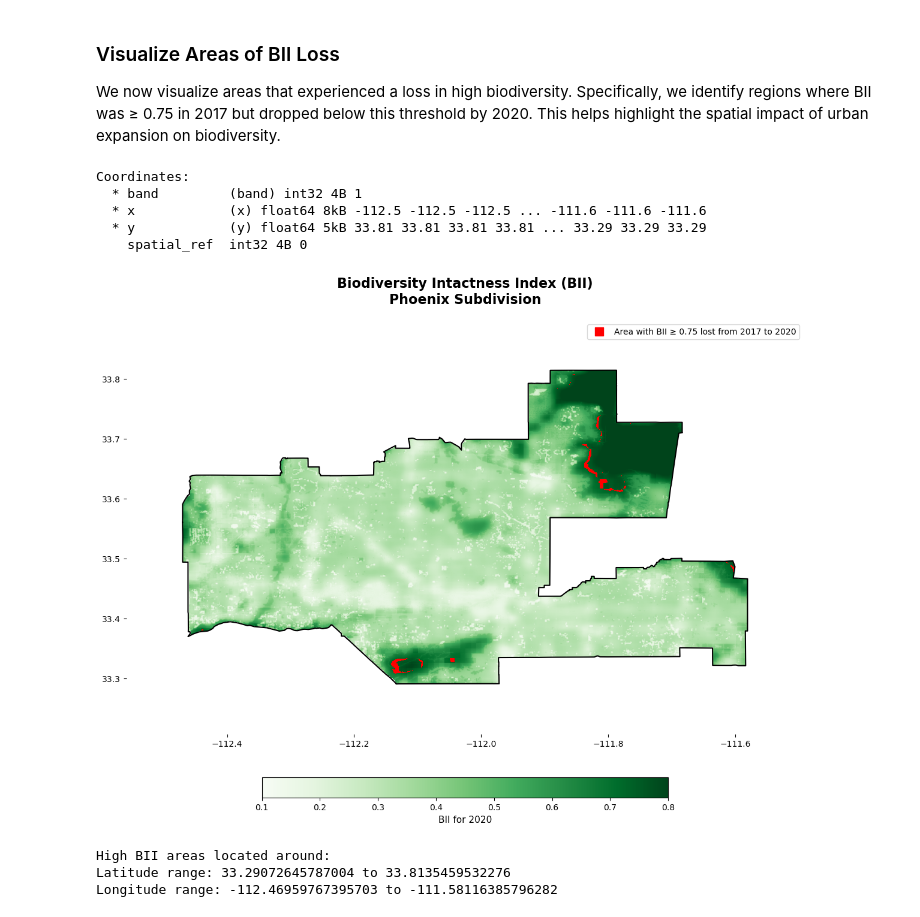
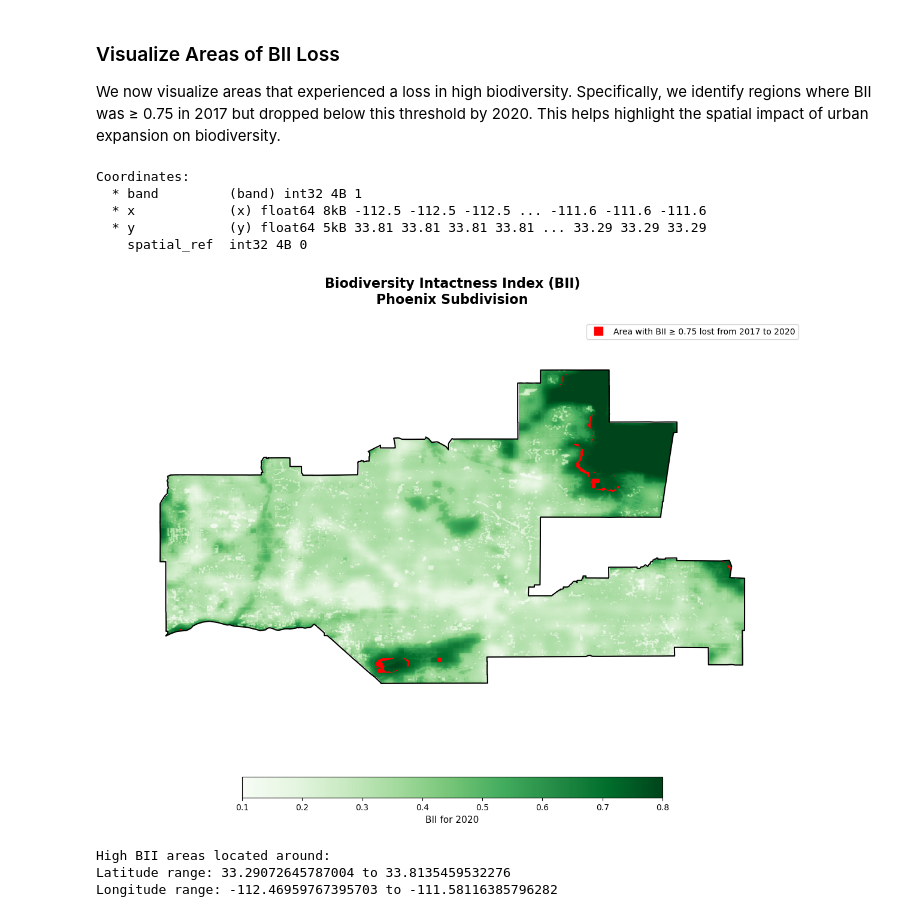
Before and after one commit to rellimylime/phoenix-biodiversity-urban-impact, a Jupyter notebook: bii_analysis.ipynb, the cells around one changed output. Drawn from its saved outputs; the diff is of its cells as text; code cells hidden in the pictures.

```diff
--- a/bii_analysis.ipynb
+++ b/bii_analysis.ipynb
@@ -323,38 +327,35 @@ for geom in phoenix_raster_crs.geometry:
 # Zoom out
 x_min, x_max = ax.get_xlim()
 y_min, y_max = ax.get_ylim()
 x_range = x_max - x_min
 y_range = y_max - y_min
 ax.set_xlim(x_min - 0.10 * x_range, x_max + 0.10 * x_range)
 ax.set_ylim(y_min - 0.10 * y_range, y_max + 0.10 * y_range)
 
 # Add colorbar at bottom
 cbar = plt.colorbar(im1, ax = ax, orientation = 'horizontal', pad = 0.08, shrink = 0.6)
 cbar.set_label('BII for 2020', fontsize = 11)
 
 # Title
 ax.set_title('Biodiversity Intactness Index (BII)\nPhoenix Subdivision',
              fontsize = 16, fontweight = 'bold', pad = 20)
 
 # Regular legend
 ax.plot([], [], 's', color = 'red', markersize = 10, label = 'Area with BII ≥ 0.75 lost from 2017 to 2020')
 ax.legend(loc = 'upper right', frameon = True)
 
 # Remove frame but keep axis labels
-ax.spines['top'].set_visible(False)
-ax.spines['right'].set_visible(False)
-ax.spines['bottom'].set_visible(False)
-ax.spines['left'].set_visible(False)
+ax.axis('off')
 
 plt.tight_layout()
 plt.show()
 # %% [output]
 Coordinates:
   * band         (band) int32 4B 1
   * x            (x) float64 8kB -112.5 -112.5 -112.5 ... -111.6 -111.6 -111.6
   * y            (y) float64 5kB 33.81 33.81 33.81 33.81 ... 33.29 33.29 33.29
     spatial_ref  int32 4B 0
-[figure, old version]
+[figure, new version]
 # %%
 # Check what the dark green high-BII areas are
 # Get the coordinates of the darkest green patches
```
Also changed, not shown: parts of 2 cells of this notebook, 1 other file.
